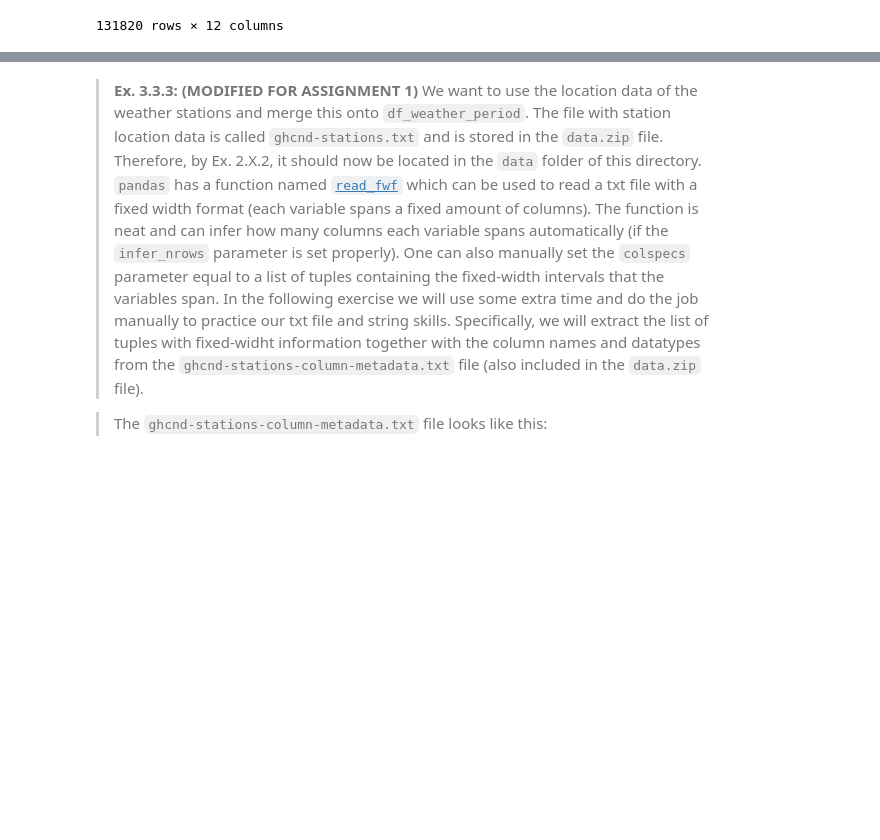
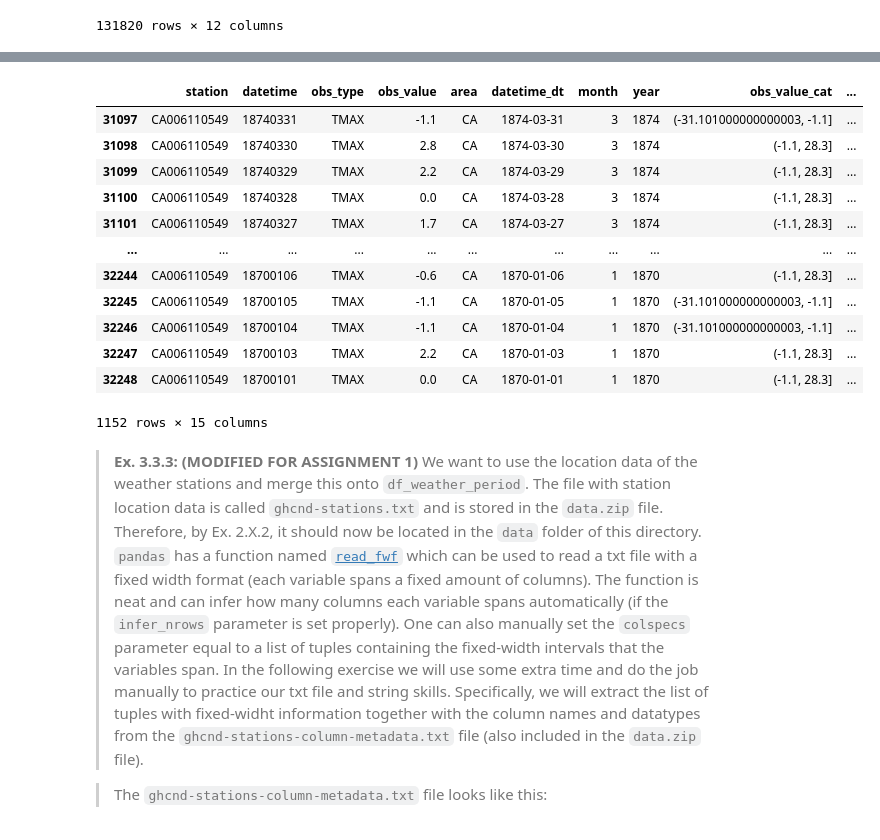
Before and after one commit to Gr-Elena/isds2023_group31, a Jupyter notebook: assignment_1_Mathias.ipynb, the cells around one changed output, grey strips where cells are left out. Drawn from its saved outputs; the diff is of its cells as text; code cells hidden in the pictures; blank space fills up the shorter version.

```diff
--- a/assignment_1_Mathias.ipynb
+++ b/assignment_1_Mathias.ipynb
@@ -214,10 +214,10 @@ apply = ['obs_value']
 combine = df_weather_period.groupby(split)[apply].agg(apply_fcts)
 combine
 
-df_weather_period_new = df_weather_period.merge(combine, left_on = split, right_on = split) #, how='left')
+df_weather_period = df_weather_period.merge(combine, left_on = split, right_on = split) #, how='left')
 #df_weather_period_new = df_weather_period_new.rename(columns = {'(obs_value, mean)' : 'tmax_mean', 'obs_value, median)' : 'tmax_median'})
-df_weather_period_new.columns = [*df_weather_period_new.columns[:-2], 'tmax_mean', 'tmax_median']
-df_weather_period_new
+df_weather_period.columns = [*df_weather_period.columns[:-2], 'tmax_mean', 'tmax_median']
+df_weather_period
 
 #df.columns = [*df.columns[:-1], 'new_name']
 #df_weather_period['tmax_mean'] = df_weather_period.groupby(split)[apply].transform('mean')
@@ -252,3 +249,38 @@ raise NotImplementedError()
+# %%
+# YOUR CODE HERE
+df_png = df_weather_period[df_weather_period['station'] == 'CA006110549']
+df_png
+
+df_png = df_png.drop(['tmax_mean', 'tmax_median'], axis=1)
+df_png
+
+split = ['year', 'month']
+apply = ['obs_value']
+
+#Mean, Min & Max
+df_png['mean'] = df_png.groupby(split)[apply].transform('mean')
+df_png['min'] = df_png.groupby(split)[apply].transform('min')
+df_png['max'] = df_png.groupby(split)[apply].transform('max')
+
+#Quantiles
+df_png['q1'] = df_png.groupby(split)[apply].transform(lambda x: x.quantile(0.25))
+df_png['q3'] = df_png.groupby(split)[apply].transform(lambda x: x.quantile(0.75))
+
+df_png
+# %% [output]
+|  | station | datetime | obs_type | obs_value | area | datetime_dt | month | year | obs_value_cat | ... |
+| 31097 | CA006110549 | 18740331 | TMAX | -1.1 | CA | 1874-03-31 | 3 | 1874 | (-31.101000000000003, -1.1] | ... |
+| 31098 | CA006110549 | 18740330 | TMAX | 2.8 | CA | 1874-03-30 | 3 | 1874 | (-1.1, 28.3] | ... |
+| 31099 | CA006110549 | 18740329 | TMAX | 2.2 | CA | 1874-03-29 | 3 | 1874 | (-1.1, 28.3] | ... |
+| 31100 | CA006110549 | 18740328 | TMAX | 0.0 | CA | 1874-03-28 | 3 | 1874 | (-1.1, 28.3] | ... |
+| 31101 | CA006110549 | 18740327 | TMAX | 1.7 | CA | 1874-03-27 | 3 | 1874 | (-1.1, 28.3] | ... |
+| ... | ... | ... | ... | ... | ... | ... | ... | ... | ... | ... |
+| 32244 | CA006110549 | 18700106 | TMAX | -0.6 | CA | 1870-01-06 | 1 | 1870 | (-1.1, 28.3] | ... |
+| 32245 | CA006110549 | 18700105 | TMAX | -1.1 | CA | 1870-01-05 | 1 | 1870 | (-31.101000000000003, -1.1] | ... |
+| 32246 | CA006110549 | 18700104 | TMAX | -1.1 | CA | 1870-01-04 | 1 | 1870 | (-31.101000000000003, -1.1] | ... |
+| 32247 | CA006110549 | 18700103 | TMAX | 2.2 | CA | 1870-01-03 | 1 | 1870 | (-1.1, 28.3] | ... |
+| 32248 | CA006110549 | 18700101 | TMAX | 0.0 | CA | 1870-01-01 | 1 | 1870 | (-1.1, 28.3] | ... |
+1152 rows × 15 columns
 # %% [markdown]
 > **Ex. 3.3.3: (MODIFIED FOR ASSIGNMENT 1)** We want to use the location data of the weather stations and merge this onto `df_weather_period`. The file with station location data is called  `ghcnd-stations.txt` and is stored in the `data.zip` file. Therefore, by Ex. 2.X.2, it should now be located in the `data` folder of this directory. `pandas` has a function named [`read_fwf`](https://pandas.pydata.org/docs/reference/api/pandas.read_fwf.html) which can be used to read a txt file with a fixed width format (each variable spans a fixed amount of columns). The function is neat and can infer how many columns each variable spans automatically (if the `infer_nrows` parameter is set properly). One can also manually set the `colspecs` parameter equal to a list of tuples containing the fixed-width intervals that the variables span. In the following exercise we will use some extra time and do the job manually to practice our txt file and string skills. Specifically, we will extract the list of tuples with fixed-widht information together with the column names and datatypes from the `ghcnd-stations-column-metadata.txt` file (also included in the `data.zip` file).
 
```
Also changed, not shown: parts of 1 cell of this notebook.
